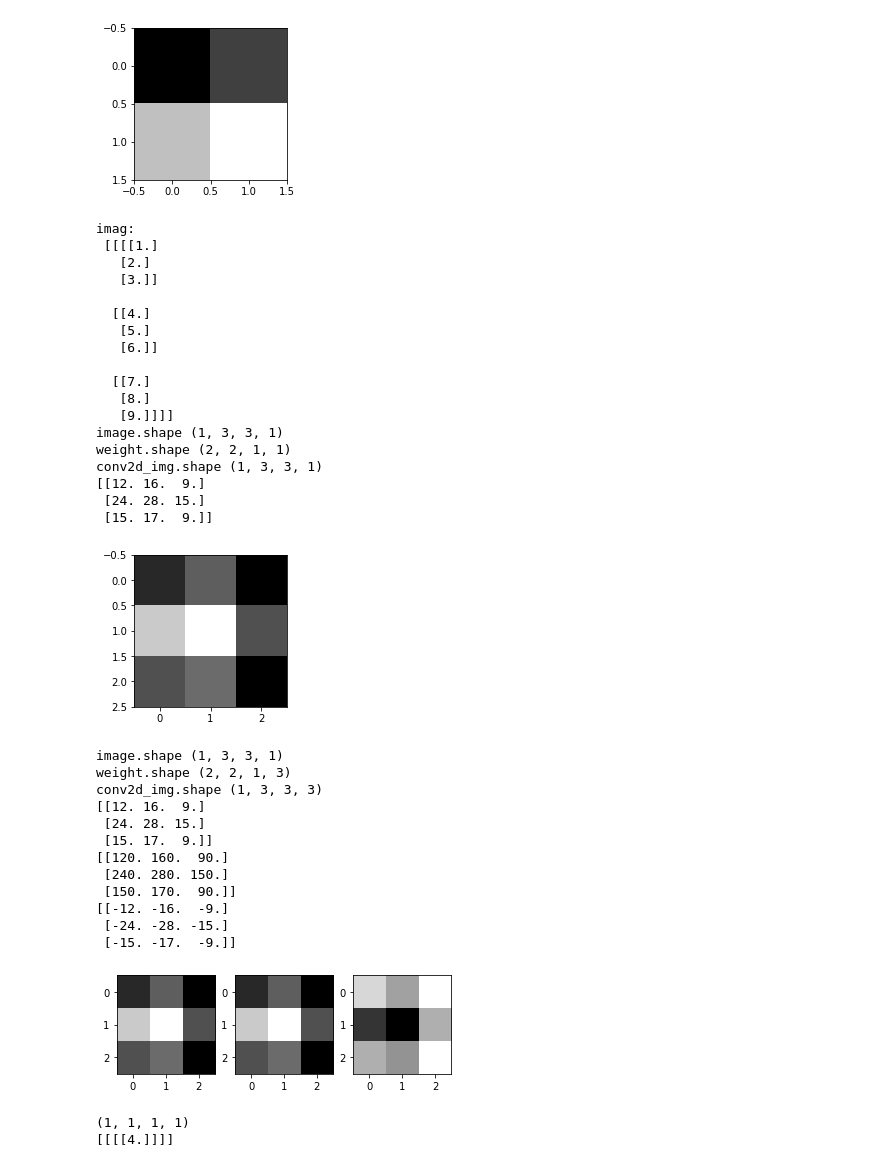
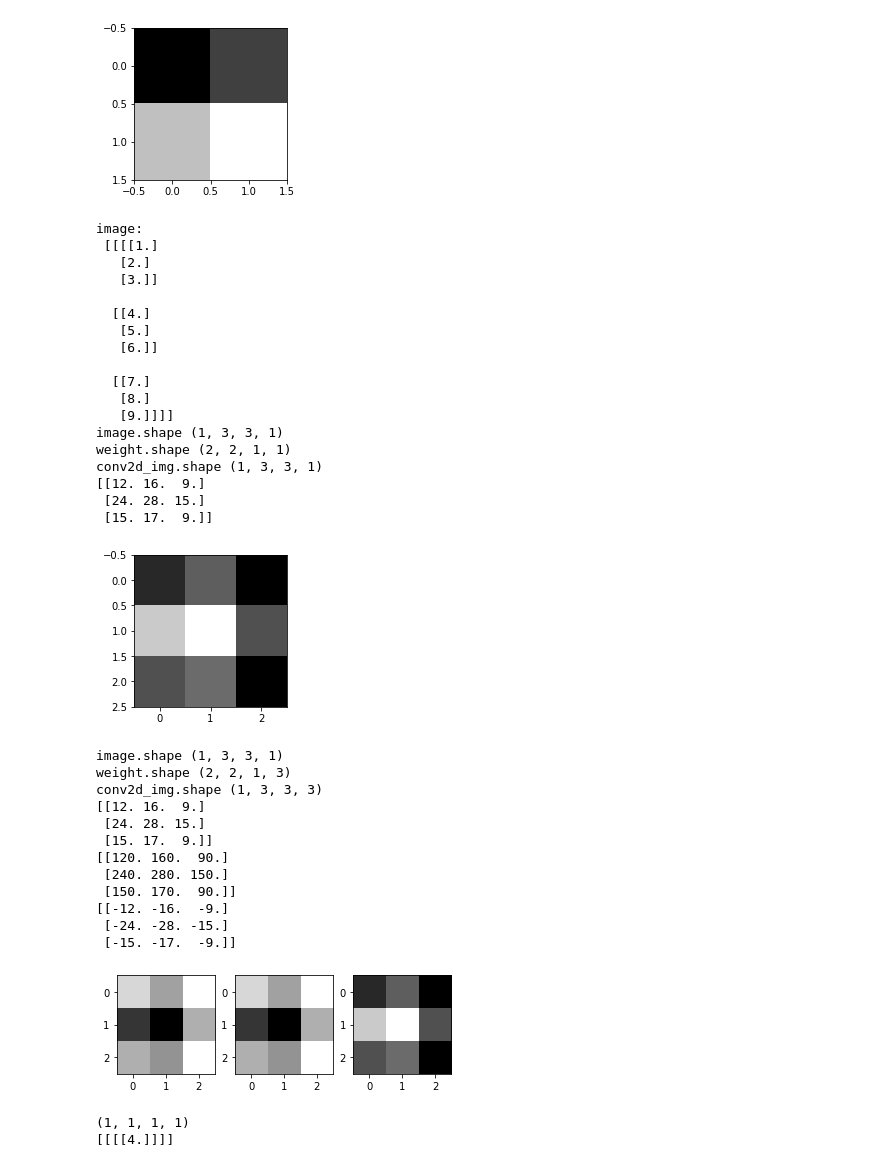
Before and after one commit to fidabspd/mywiki, a Jupyter notebook: resources/codes/SunghunKim_ML_lab_11-1.ipynb, the cells around one changed output. Drawn from its saved outputs; the diff is of its cells as text; code cells hidden in the pictures.

```diff
--- a/resources/codes/SunghunKim_ML_lab_11-1.ipynb
+++ b/resources/codes/SunghunKim_ML_lab_11-1.ipynb
@@ -37,7 +37,7 @@ conv2d_img.shape (1, 2, 2, 1)
  [24. 28.]]
 [figure]
 # %%
-print("imag:\n", image)
+print("image:\n", image)
 print("image.shape", image.shape)
 
 weight = tf.constant([[[[1.]],[[1.]]],
@@ -51,7 +51,7 @@ for i, one_img in enumerate(conv2d_img):
     print(one_img.reshape(3,3))
     plt.subplot(1,2,i+1), plt.imshow(one_img.reshape(3,3), cmap='gray')
 # %% [output]
-imag:
+image:
  [[[[1.]
    [2.]
    [3.]]
@@ -87,35 +87,35 @@ weight = tf.constant(
         [
             [
                 [1.,10.,-1.]
             ],
             [
                 [1.,10.,-1.]
             ]
         ]
     ]
 )
 print("weight.shape", weight.shape)
 conv2d = tf.nn.conv2d(image, weight, strides=[1, 1, 1, 1], padding='SAME')
 conv2d_img = conv2d.eval()
 print("conv2d_img.shape", conv2d_img.shape)
 conv2d_img = np.swapaxes(conv2d_img, 0, 3)
 for i, one_img in enumerate(conv2d_img):
     print(one_img.reshape(3,3))
-    plt.subplot(1,3,i+1), plt.imshow(one_img.reshape(3,3), cmap='gray')
+    plt.subplot(1,3,i+1), plt.imshow(one_img.reshape(3,3), cmap=plt.cm.binary)
 # %% [output]
 image.shape (1, 3, 3, 1)
 weight.shape (2, 2, 1, 3)
 conv2d_img.shape (1, 3, 3, 3)
 [[12. 16.  9.]
  [24. 28. 15.]
  [15. 17.  9.]]
 [[120. 160.  90.]
  [240. 280. 150.]
  [150. 170.  90.]]
 [[-12. -16.  -9.]
  [-24. -28. -15.]
  [-15. -17.  -9.]]
-[figure, old version]
+[figure, new version]
 # %%
 image = np.array([[[[4],[3]],
                     [[2],[1]]]], dtype=np.float32)
```
Also changed, not shown: parts of 2 cells of this notebook, 6 other files.
